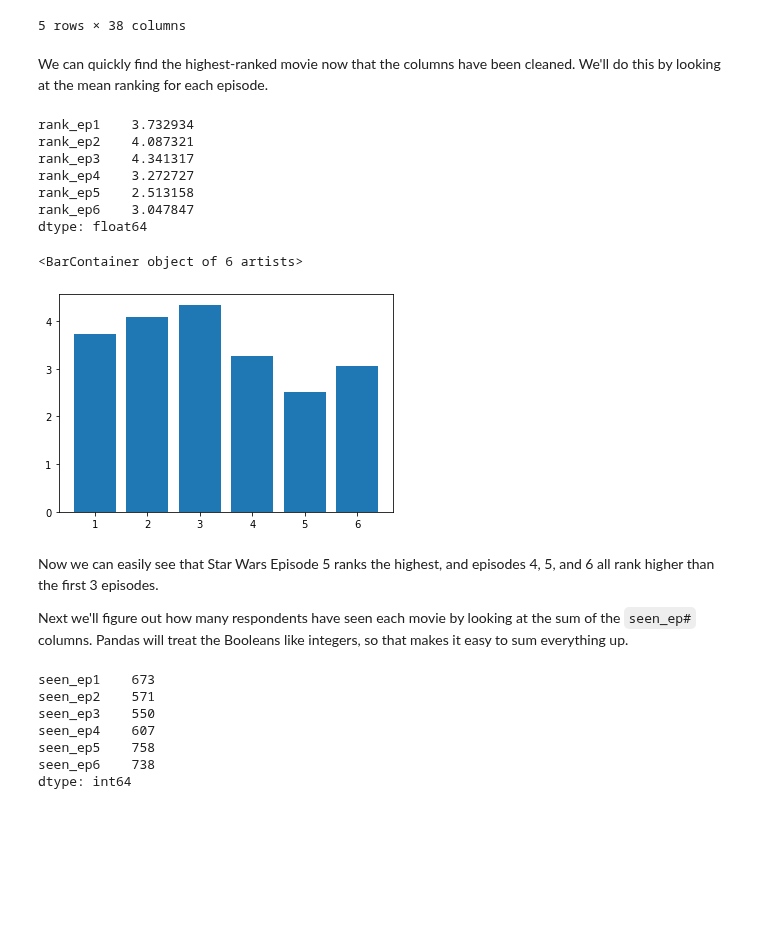
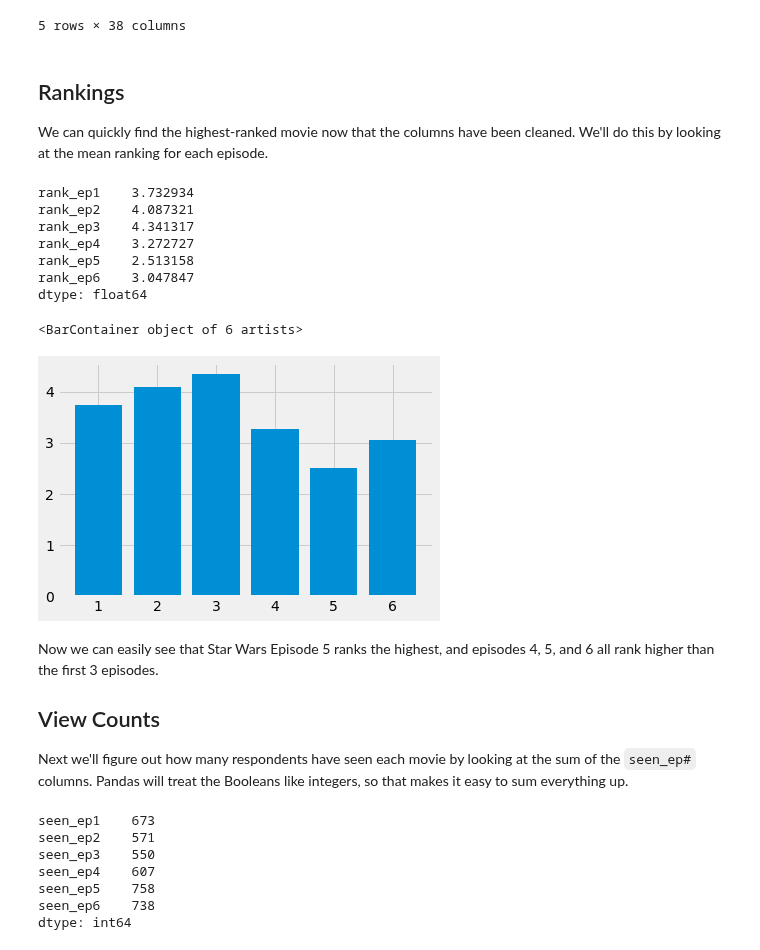
Before and after one commit to branBeckett/data-science-projects, a Jupyter notebook: star-wars-survey/star-wars-survey.ipynb, the cells around one changed output. Cells and saved outputs as stored; diff of their text form; code cells hidden in the pictures; blank space fills up the shorter version.

```diff
--- a/star-wars-survey/star-wars-survey.ipynb
+++ b/star-wars-survey/star-wars-survey.ipynb
@@ -162,6 +164,8 @@ star_wars.head()
 # %%
 star_wars[star_wars.columns[9:15]] = star_wars[star_wars.columns[9:15]].astype(float)
 # %% [markdown]
+## Rankings
+
 We can quickly find the highest-ranked movie now that the columns have been cleaned. We'll do this by looking at the mean ranking for each episode.
 # %%
 star_wars[star_wars.columns[9:15]].mean()
@@ -174,16 +178,16 @@ rank_ep5    2.513158
 rank_ep6    3.047847
 dtype: float64
 # %%
-%matplotlib inline
-import matplotlib.pyplot as plt
-
+plt.style.use('fivethirtyeight')
 plt.bar(range(1,7), star_wars[star_wars.columns[9:15]].mean())
 # %% [output]
 <BarContainer object of 6 artists>
-[figure, old version]
+[figure, new version]
 # %% [markdown]
 Now we can easily see that Star Wars Episode 5 ranks the highest, and episodes 4, 5, and 6 all rank higher than the first 3 episodes.
 
+## View Counts
+
 Next we'll figure out how many respondents have seen each movie by looking at the sum of the `seen_ep#` columns. Pandas will treat the Booleans like integers, so that makes it easy to sum everything up.
 # %%
 star_wars[star_wars.columns[3:9]].sum()
```
Also changed, not shown: parts of 13 cells of this notebook.
